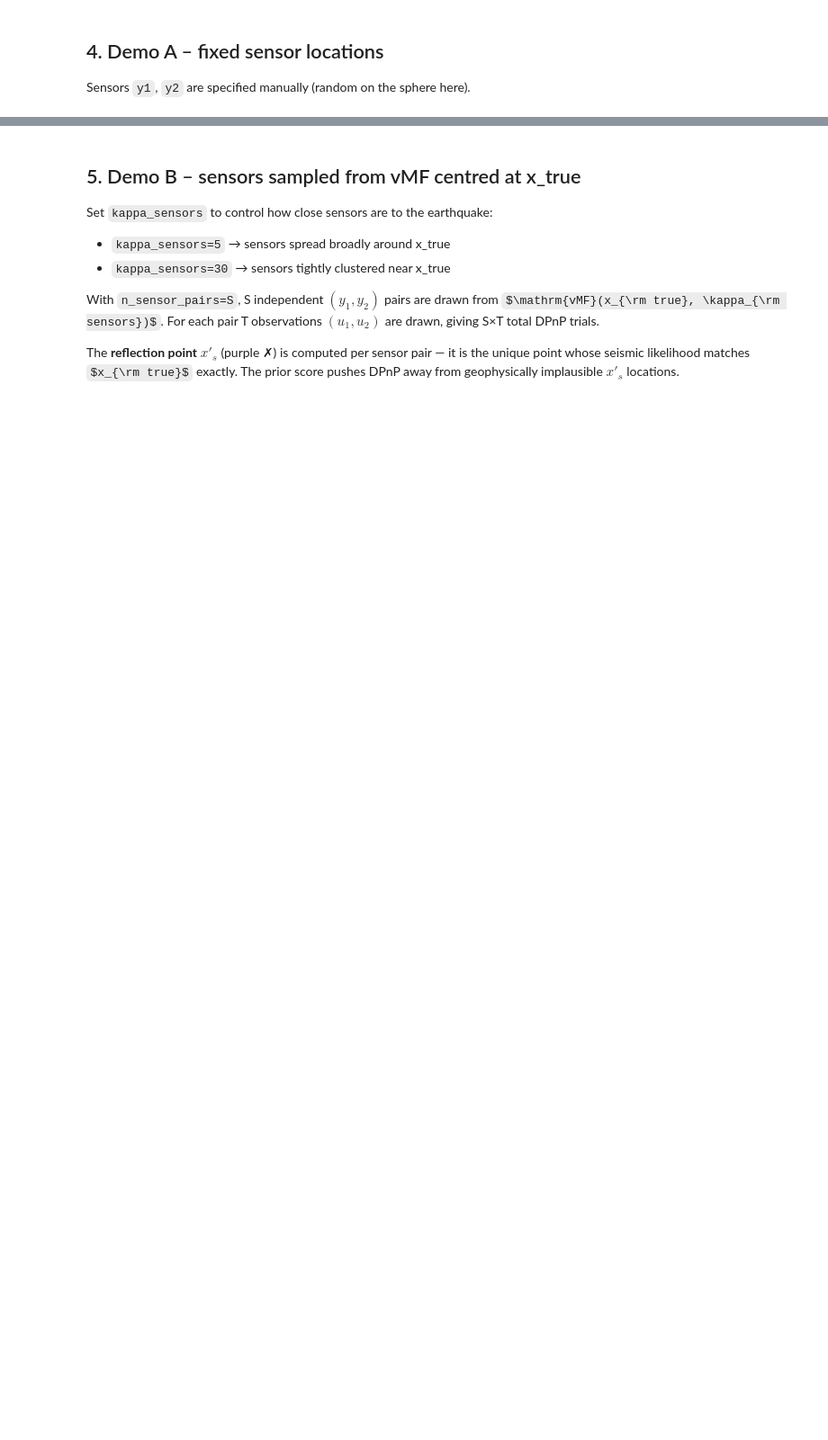
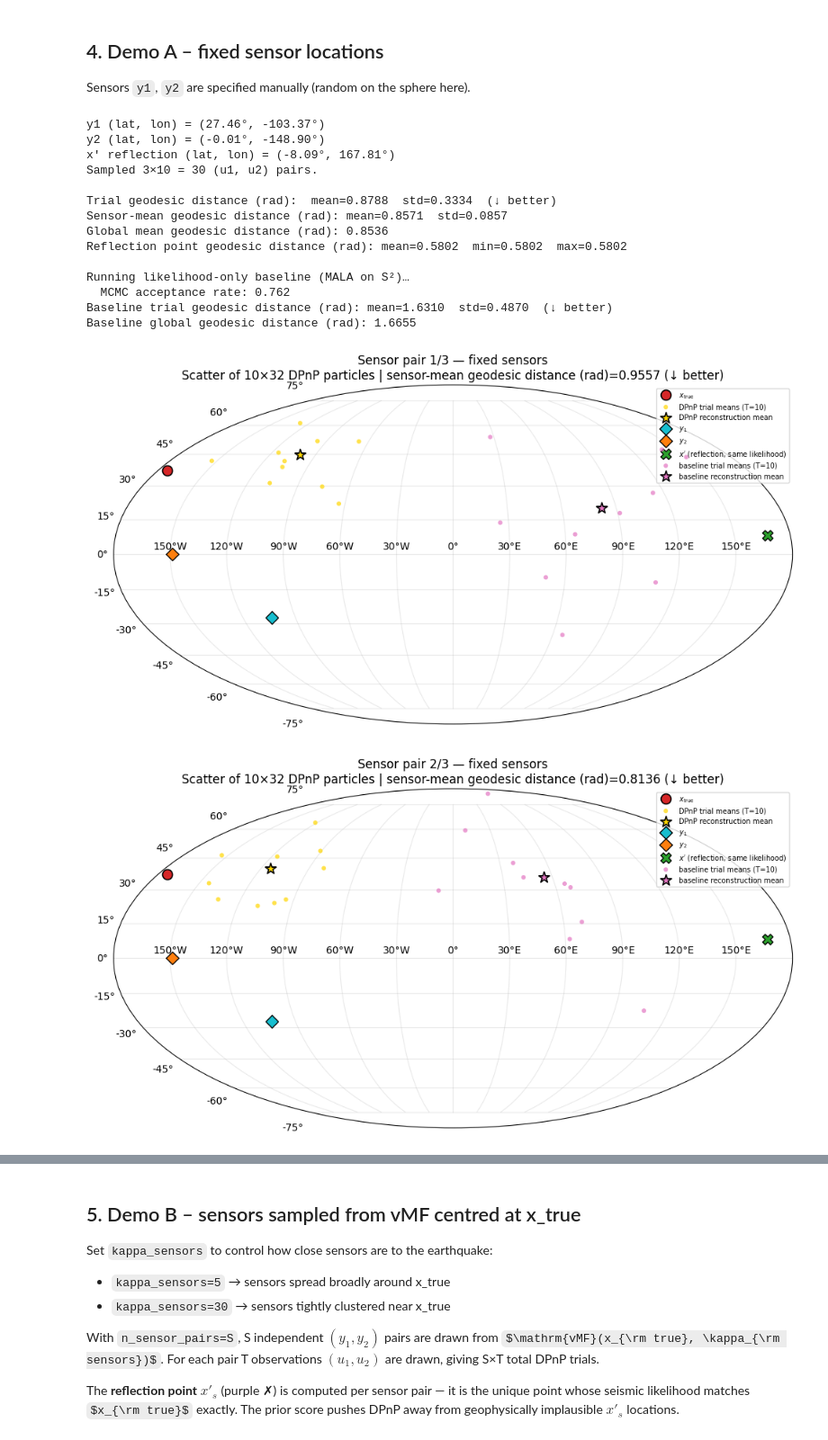
Before and after one commit to IvanLee329/Manifold-DPnP, a Jupyter notebook: Earth experiment/two_point_demo.ipynb, the cells around one changed output, grey strips where cells are left out. Shown at 90% size. Drawn from its saved outputs; the diff is of its cells as text; code cells hidden in the pictures; some formulas as TeX source; blank space fills up the shorter version.

```diff
--- a/Earth experiment/two_point_demo.ipynb
+++ b/Earth experiment/two_point_demo.ipynb
@@ -89,7 +96,7 @@ x_true_candidates, _ = sample_xtrue_y_batches_from_dataloader(
     dataloader=test_loader, sigma_y=1.0, num_pairs=10,
     device=device, dtype=dtype, seed=42,
 )
-x_true = x_true_candidates[0]
+x_true = x_true_candidates[3]
 
 # --- Option B: specify lat/lon (uncomment) ---
 # import math
@@ -108,32 +117,52 @@ Sensors `y1`, `y2` are specified manually (random on the sphere here).
 # %%
 torch.manual_seed(0)
 y1_fixed = normalize_torch(torch.randn(3, dtype=dtype, device=device))
 y2_fixed = normalize_torch(torch.randn(3, dtype=dtype, device=device))
 
 for yi, name in [(y1_fixed, "y1"), (y2_fixed, "y2")]:
     ll = extrinsic_to_latlon_deg_torch(yi[None]).squeeze()
     print(f"{name} (lat, lon) = ({ll[0].item():.2f}°, {ll[1].item():.2f}°)")
 
 x_refl = _reflect_through_great_circle(x_true[None], y1_fixed[None], y2_fixed[None]).squeeze()
 ll_r = extrinsic_to_latlon_deg_torch(x_refl[None]).squeeze()
 print(f"x' reflection (lat, lon) = ({ll_r[0].item():.2f}°, {ll_r[1].item():.2f}°)")
 
 demo_fixed = run_two_point_earthquake_demo(
     x_true=x_true,
     y1=y1_fixed, y2=y2_fixed,
     beta=BETA, sigma2=SIGMA2,
     p_score=p_score, eta=eta,
     n_sensor_pairs=3,
     n_trials_per_sensor=10,
     metric="geodesic",
     n_bel_paths=5000, n_bel_steps=5,
     out_samples=32, grw_steps=5,
     particle_counts=[1, 5, 10, 20],
     plot_per_sensor=True,
     plot_global=True,
     plot_quality_vs_steps=True,
     include_baseline=True,   # geodesic random-walk Metropolis on S²
-    mcmc_tau=0.1,
-    mcmc_n_burnin=500,
+    mcmc_tau=1,
+    mcmc_n_burnin=2000,
+    mcmc_use_mala= True,
+    show_kde= False,
+    plot_3d= False,
     device=device, dtype=dtype, seed=0,
 )
+# %% [output]
+y1 (lat, lon) = (27.46°, -103.37°)
+y2 (lat, lon) = (-0.01°, -148.90°)
+x' reflection (lat, lon) = (-8.09°, 167.81°)
+Sampled 3×10 = 30 (u1, u2) pairs.
+
+Trial geodesic distance (rad):  mean=0.8788  std=0.3334  (↓ better)
+Sensor-mean geodesic distance (rad): mean=0.8571  std=0.0857
+Global mean geodesic distance (rad): 0.8536
+Reflection point geodesic distance (rad): mean=0.5802  min=0.5802  max=0.5802
+
+Running likelihood-only baseline (MALA on S²)…
+  MCMC acceptance rate: 0.762
+Baseline trial geodesic distance (rad): mean=1.6310  std=0.4870  (↓ better)
+Baseline global geodesic distance (rad): 1.6655
+[figure, added]
+[figure, added]
```
Also changed, not shown: parts of 9 cells of this notebook.
